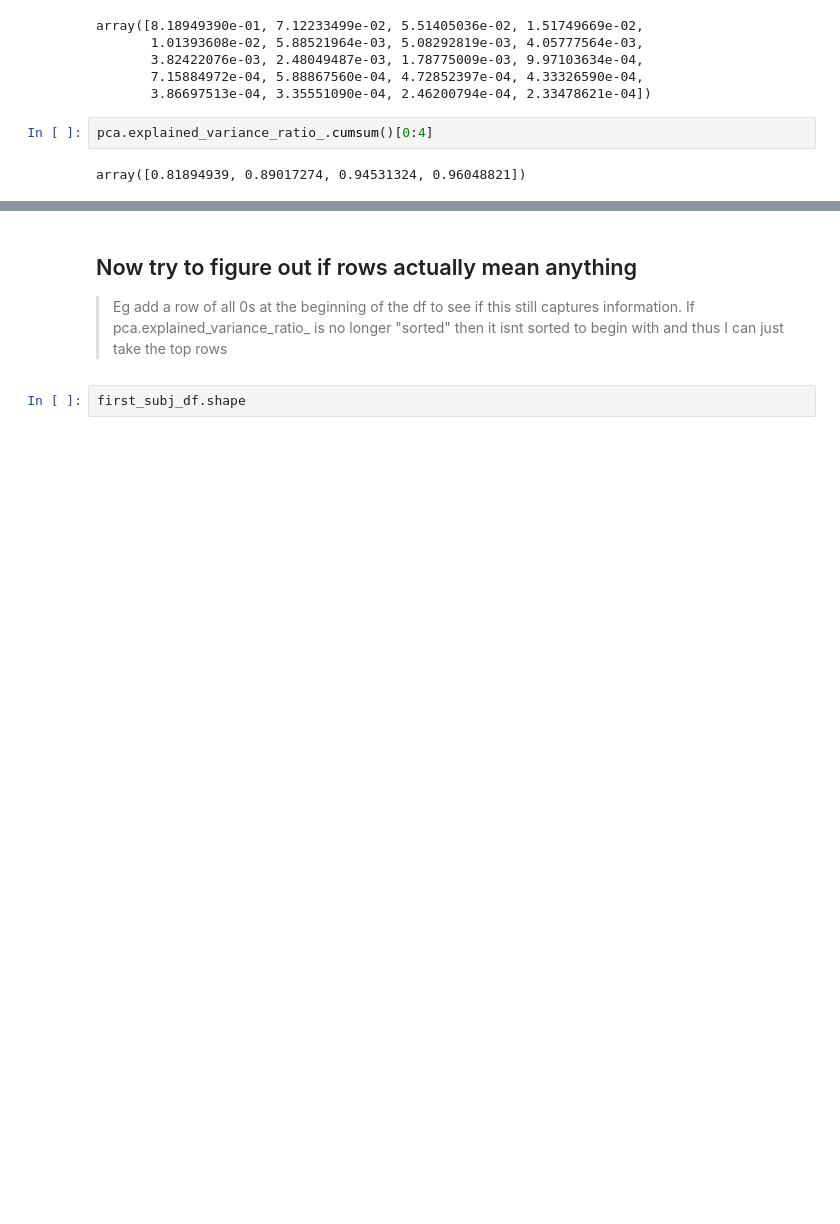
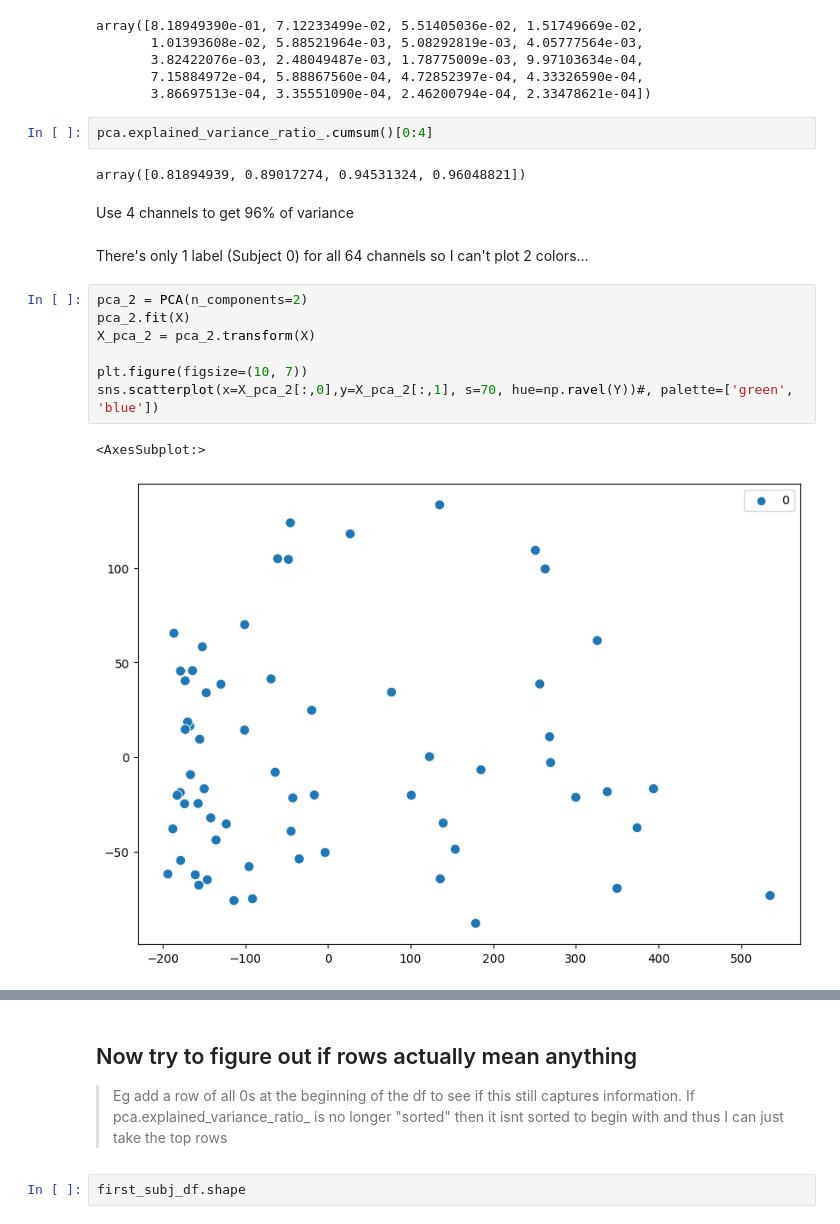
Before and after one commit to kdmalc/personalization-privacy-risk, a Jupyter notebook: 105_Initial_EMG_Privacy_Attack.ipynb, the cells around one changed output, grey strips where cells are left out. Cells and saved outputs as stored; diff of their text form; blank space fills up the shorter version.

```diff
--- a/105_Initial_EMG_Privacy_Attack.ipynb
+++ b/105_Initial_EMG_Privacy_Attack.ipynb
@@ -375,3 +264,17 @@ array([8.18949390e-01, 7.12233499e-02, 5.51405036e-02, 1.51749669e-02,
 pca.explained_variance_ratio_.cumsum()[0:4]
 # %% [output]
 array([0.81894939, 0.89017274, 0.94531324, 0.96048821])
+# %% [markdown]
+Use 4 channels to get 96% of variance
+# %% [markdown]
+There's only 1 label (Subject 0) for all 64 channels so I can't plot 2 colors...
+# %%
+pca_2 = PCA(n_components=2)
+pca_2.fit(X)
+X_pca_2 = pca_2.transform(X)
+
+plt.figure(figsize=(10, 7))
+sns.scatterplot(x=X_pca_2[:,0],y=X_pca_2[:,1], s=70, hue=np.ravel(Y))#, palette=['green', 'blue'])
+# %% [output]
+<AxesSubplot:>
+[figure, added]
```
Also changed, not shown: parts of 23 cells of this notebook, 2 other files.
